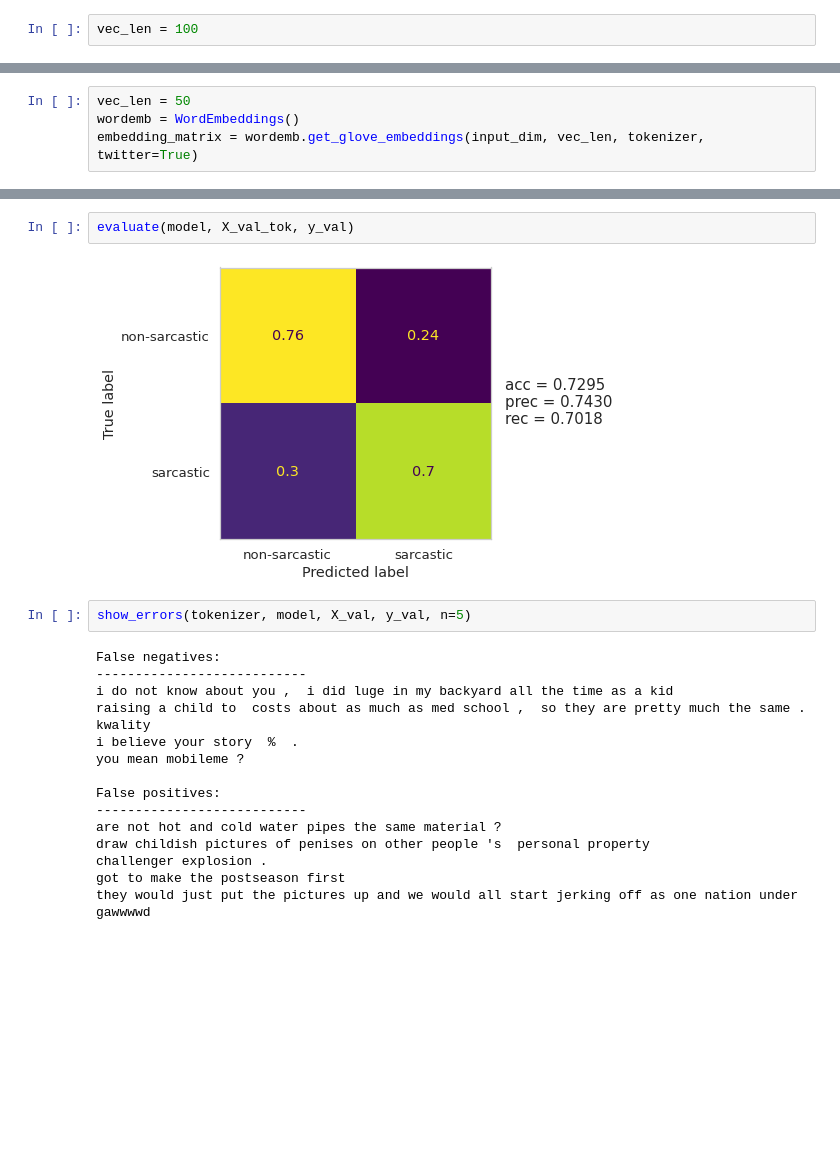
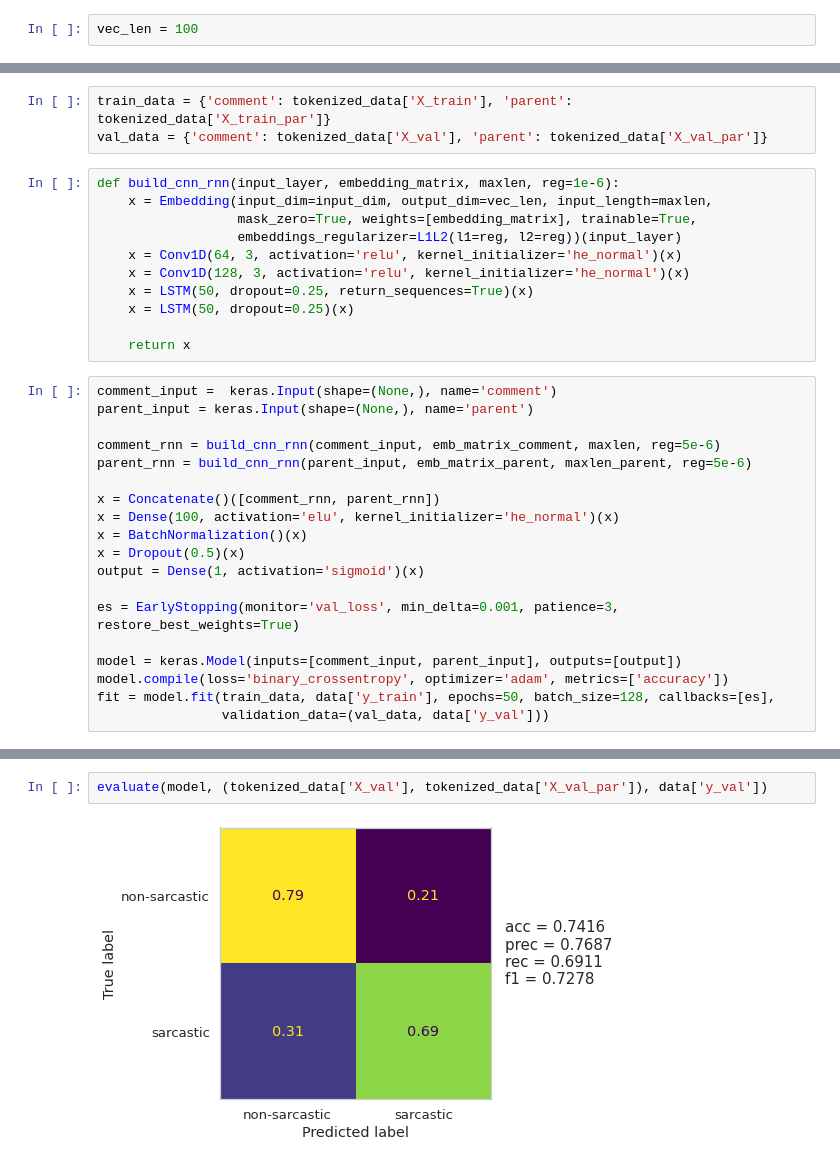
Before and after one commit to kamilabielska/surely_not_sarcasm_repo, a Jupyter notebook: cnn_rnn.ipynb, the cells around one changed output, grey strips where cells are left out. Drawn from its saved outputs; the diff is of its cells as text; blank space fills up the shorter version.

```diff
--- a/cnn_rnn.ipynb
+++ b/cnn_rnn.ipynb
@@ -223,4 +214,0 @@ WARNING:absl:<keras.layers.recurrent.LSTMCell object at 0x...> has the same name
-# %%
-vec_len = 50
-wordemb = WordEmbeddings()
-embedding_matrix = wordemb.get_glove_embeddings(input_dim, vec_len, tokenizer, twitter=True)
@@ -258,0 +220,33 @@ Epoch 5/50
+# %%
+train_data = {'comment': tokenized_data['X_train'], 'parent': tokenized_data['X_train_par']}
+val_data = {'comment': tokenized_data['X_val'], 'parent': tokenized_data['X_val_par']}
+# %%
+def build_cnn_rnn(input_layer, embedding_matrix, maxlen, reg=1e-6):
+    x = Embedding(input_dim=input_dim, output_dim=vec_len, input_length=maxlen,
+                  mask_zero=True, weights=[embedding_matrix], trainable=True,
+                  embeddings_regularizer=L1L2(l1=reg, l2=reg))(input_layer)
+    x = Conv1D(64, 3, activation='relu', kernel_initializer='he_normal')(x)
+    x = Conv1D(128, 3, activation='relu', kernel_initializer='he_normal')(x)
+    x = LSTM(50, dropout=0.25, return_sequences=True)(x)
+    x = LSTM(50, dropout=0.25)(x)
+
+    return x
+# %%
+comment_input =  keras.Input(shape=(None,), name='comment')
+parent_input = keras.Input(shape=(None,), name='parent')
+
+comment_rnn = build_cnn_rnn(comment_input, emb_matrix_comment, maxlen, reg=5e-6)
+parent_rnn = build_cnn_rnn(parent_input, emb_matrix_parent, maxlen_parent, reg=5e-6)
+
+x = Concatenate()([comment_rnn, parent_rnn])
+x = Dense(100, activation='elu', kernel_initializer='he_normal')(x)
+x = BatchNormalization()(x)
+x = Dropout(0.5)(x)
+output = Dense(1, activation='sigmoid')(x)
+
+es = EarlyStopping(monitor='val_loss', min_delta=0.001, patience=3, restore_best_weights=True)
+
+model = keras.Model(inputs=[comment_input, parent_input], outputs=[output])
+model.compile(loss='binary_crossentropy', optimizer='adam', metrics=['accuracy'])
+fit = model.fit(train_data, data['y_train'], epochs=50, batch_size=128, callbacks=[es],
+                validation_data=(val_data, data['y_val']))
@@ -263,22 +278,4 @@ plot_history(fit)
 # %%
-evaluate(model, X_val_tok, y_val)
+evaluate(model, (tokenized_data['X_val'], tokenized_data['X_val_par']), data['y_val'])
 # %% [output]
-[figure, old version]
+[figure, new version]
-# %%
-show_errors(tokenizer, model, X_val, y_val, n=5)
-# %% [output]
-False negatives:
----------------------------
-i do not know about you ,  i did luge in my backyard all the time as a kid
-raising a child to  costs about as much as med school ,  so they are pretty much the same .
-kwality
-i believe your story  %  .
-you mean mobileme ?
-
-False positives:
----------------------------
-are not hot and cold water pipes the same material ?
-draw childish pictures of penises on other people 's  personal property
-challenger explosion .
-got to make the postseason first
-they would just put the pictures up and we would all start jerking off as one nation under gawwwwd
```
Also changed, not shown: parts of 78 cells of this notebook, 6 other files.
